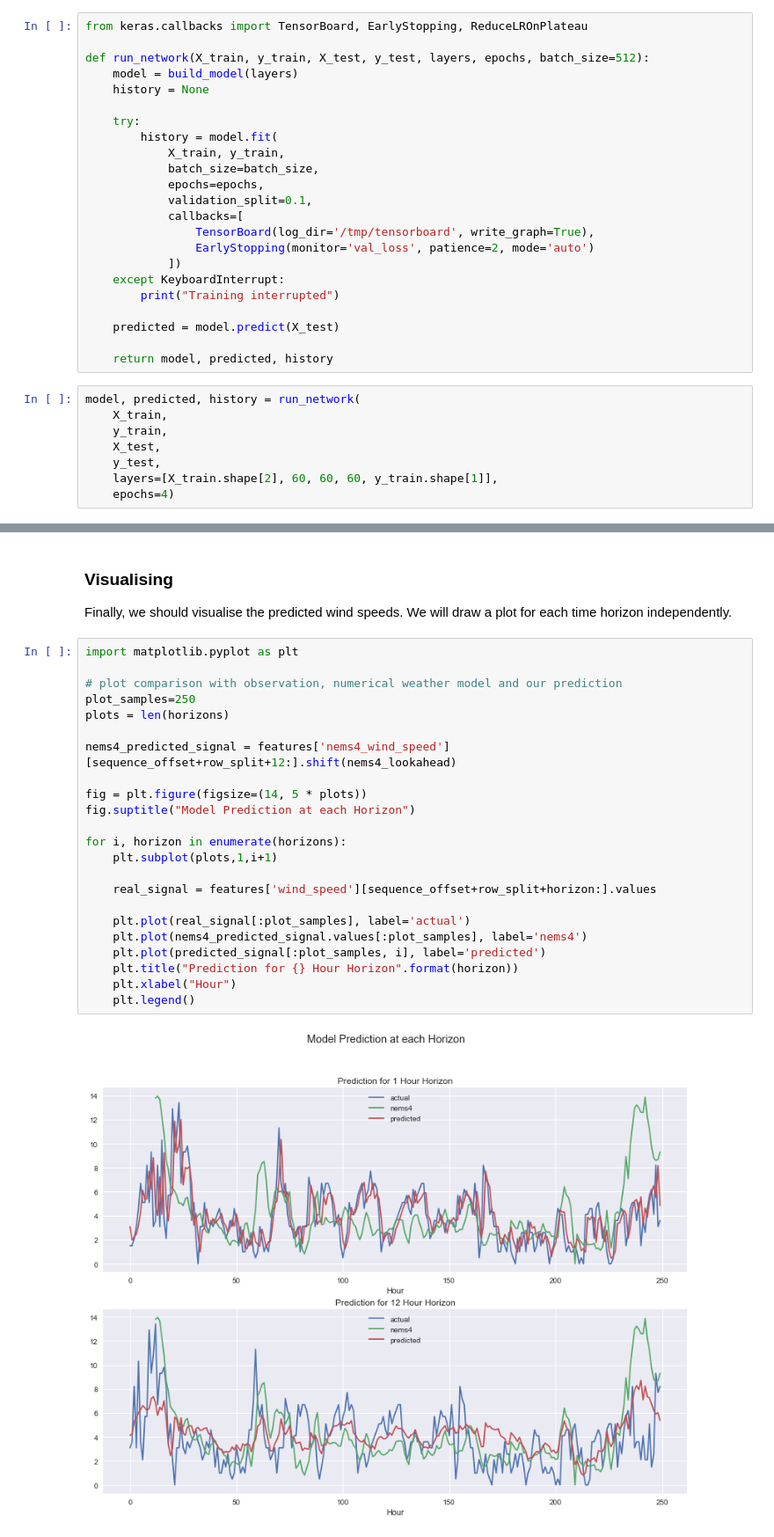
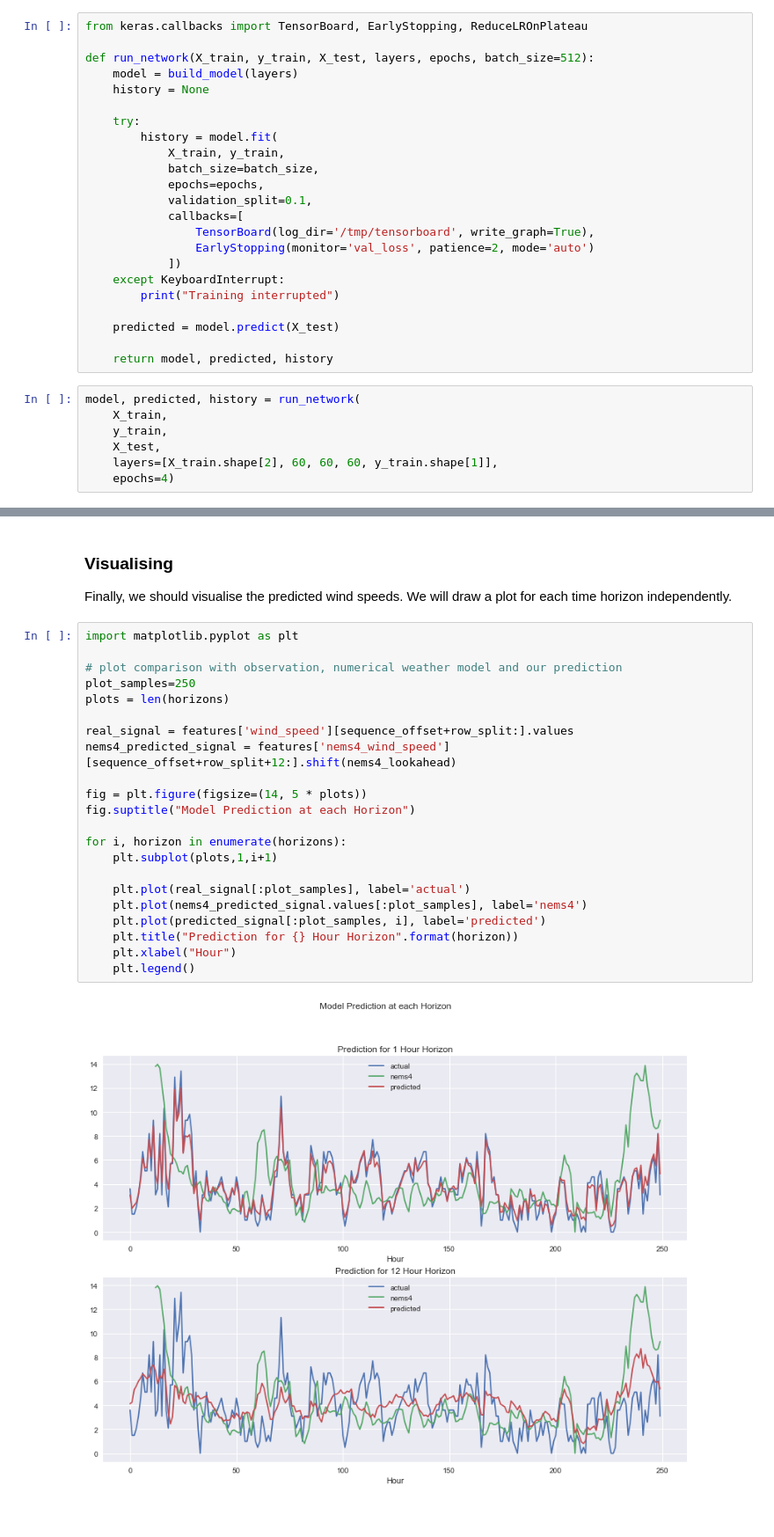
Before and after one commit to willfleury/wind-forecasting, a Jupyter notebook: Blog - Pipeline.ipynb, the cells around one changed output, grey strips where cells are left out. Shown: that part at 88% size. Cells and saved outputs as stored; diff of their text form.

```diff
--- a/Blog - Pipeline.ipynb
+++ b/Blog - Pipeline.ipynb
@@ -440,7 +447,7 @@ Hyperparameter tuning is an essential part of any machine learning process. Do n
 # %%
 from keras.callbacks import TensorBoard, EarlyStopping, ReduceLROnPlateau
 
-def run_network(X_train, y_train, X_test, y_test, layers, epochs, batch_size=512):
+def run_network(X_train, y_train, X_test, layers, epochs, batch_size=512):
     model = build_model(layers)
     history = None
 
@@ -465,7 +472,6 @@ model, predicted, history = run_network(
     X_train,
     y_train,
     X_test,
-    y_test,
     layers=[X_train.shape[2], 60, 60, 60, y_train.shape[1]],
     epochs=4)
 # %% [output]
@@ -540,28 +546,27 @@ Finally, we should visualise the predicted wind speeds. We will draw a plot for
 # %%
 import matplotlib.pyplot as plt
 
 # plot comparison with observation, numerical weather model and our prediction
 plot_samples=250
 plots = len(horizons)
 
+real_signal = features['wind_speed'][sequence_offset+row_split:].values
 nems4_predicted_signal = features['nems4_wind_speed'][sequence_offset+row_split+12:].shift(nems4_lookahead)
 
 fig = plt.figure(figsize=(14, 5 * plots))
 fig.suptitle("Model Prediction at each Horizon")
 
 for i, horizon in enumerate(horizons):
     plt.subplot(plots,1,i+1)
 
-    real_signal = features['wind_speed'][sequence_offset+row_split+horizon:].values
-
     plt.plot(real_signal[:plot_samples], label='actual')
     plt.plot(nems4_predicted_signal.values[:plot_samples], label='nems4')
     plt.plot(predicted_signal[:plot_samples, i], label='predicted')
     plt.title("Prediction for {} Hour Horizon".format(horizon))
     plt.xlabel("Hour")
     plt.legend()
 # %% [output]
-[figure, old version]
+[figure, new version]
 # %% [markdown]
 ### Critique
 
```
Also changed, not shown: parts of 3 cells of this notebook.
